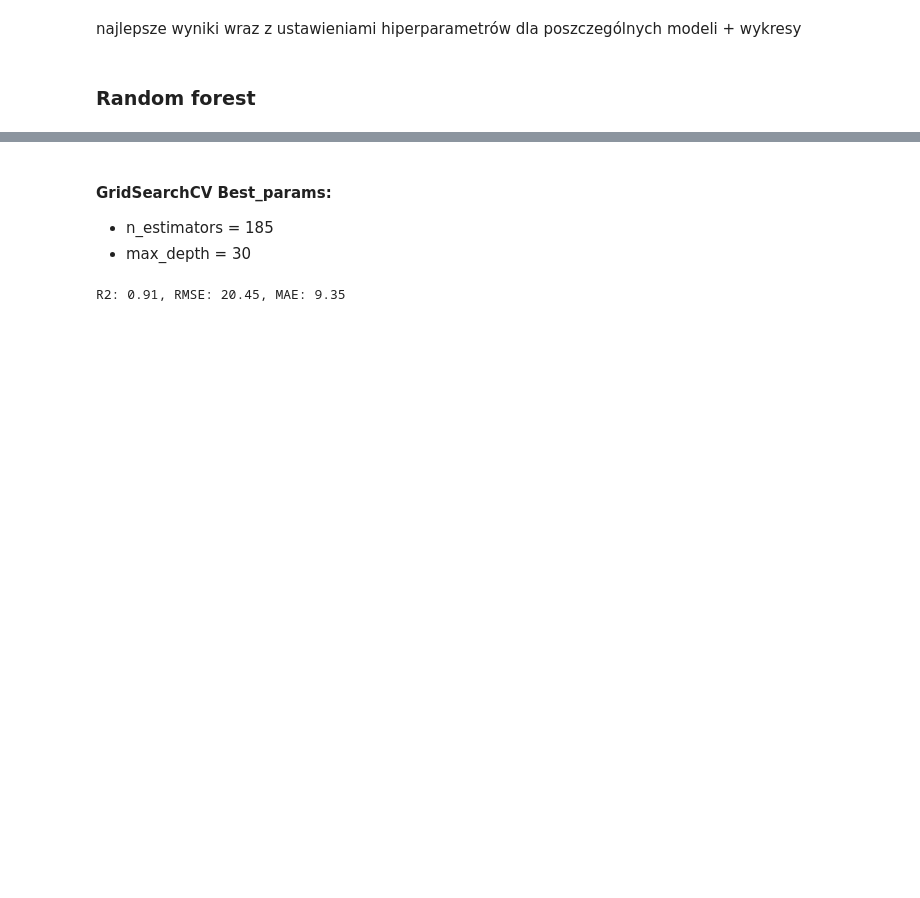
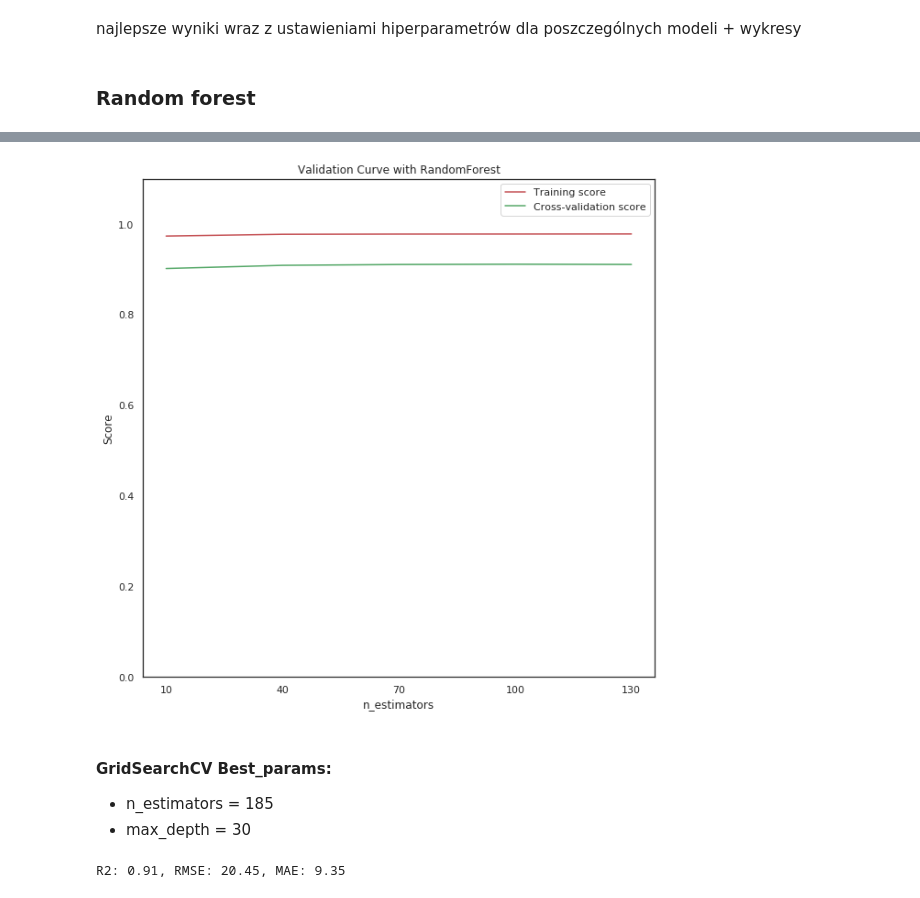
Before and after one commit to infoshareacademy/jdsz5-matrix, a Jupyter notebook: ML/results/app.ipynb, the cells around one changed output, grey strips where cells are left out. Drawn from its saved outputs; the diff is of its cells as text; code cells hidden in the pictures; blank space fills up the shorter version.

Commit message:
Dodanow validation_curve dla n_estimators.

```diff
--- a/ML/results/app.ipynb
+++ b/ML/results/app.ipynb
@@ -329,3 +341,8 @@ validation_curve_max_depth(data_ML, num_est)
+# %%
+num_est = np.arange(10,160,30)
+validation_curve_n_estimators(data_ML, num_est)
+# %% [output]
+[figure, added]
 # %% [markdown]
 #### GridSearchCV Best_params:
 - n_estimators = 185
```
Also changed, not shown: parts of 10 cells of this notebook, 2 other files.
